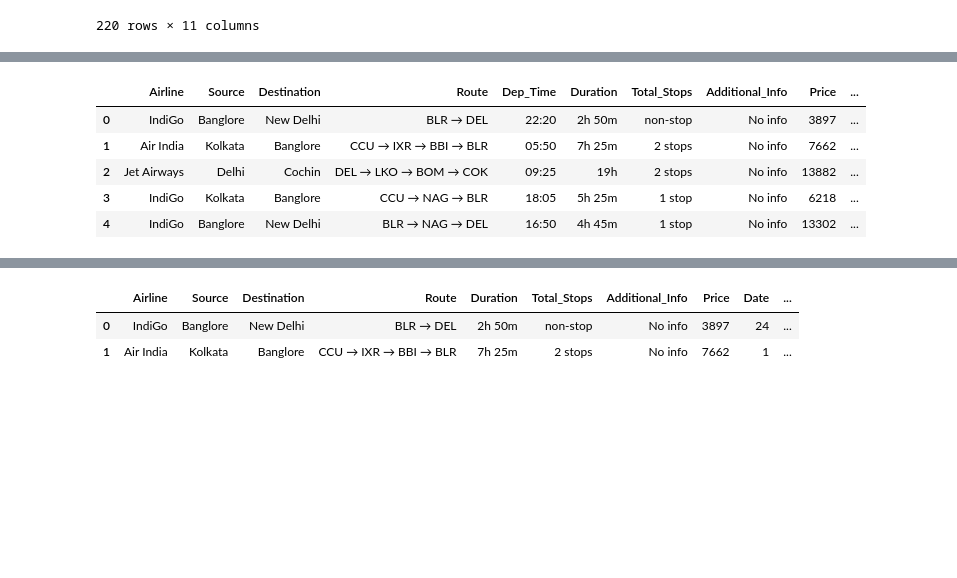
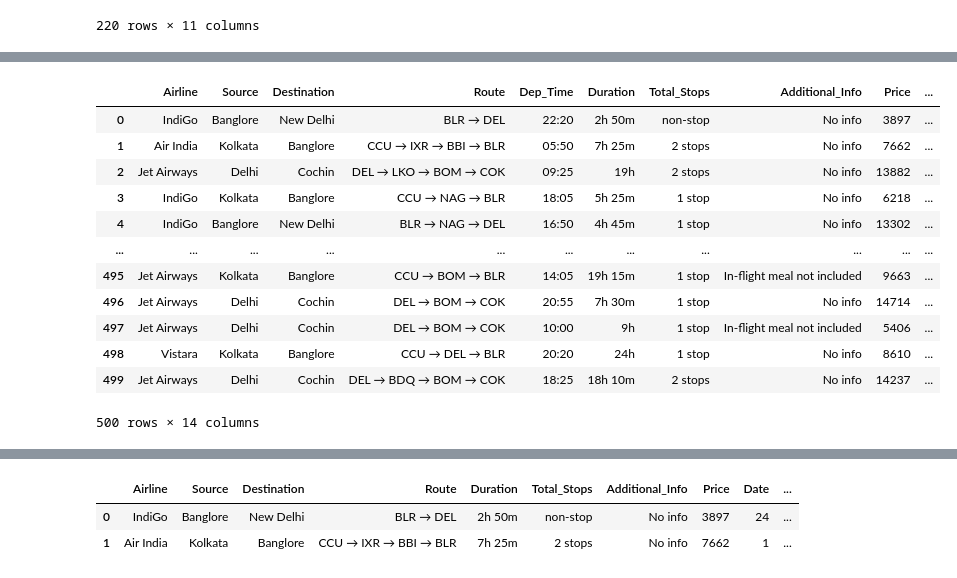
Before and after one commit to Sarvjeetjha/Exploratory-data-analysis, a Jupyter notebook: 02_FlightPricedatasetEDA.ipynb, the cells around one changed output, grey strips where cells are left out. Cells and saved outputs as stored; diff of their text form; code cells hidden in the pictures; blank space fills up the shorter version.

Commit message:
EDA And Feature Engineering Flight Price Dataset Updated

```diff
--- a/02_FlightPricedatasetEDA.ipynb
+++ b/02_FlightPricedatasetEDA.ipynb
@@ -168,18 +168,25 @@ memory usage: 959.9+ KB
 # %%
 df['Arrival_Time']=df['Arrival_Time'].apply(lambda x:x.split(' ')[0])
 df['Arrival_Time_hr']=df['Arrival_Time'].str.split(':').str[0]
 df['Arrival_Time_min']=df['Arrival_Time'].str.split(':').str[1]
 df['Arrival_Time_hr']=df['Arrival_Time_hr'].astype(int)
 df['Arrival_Time_min']=df['Arrival_Time_min'].astype(int)
 df.drop('Arrival_Time',inplace=True,axis=1)
-df.head()
+df.head(500)
 # %% [output]
 |  | Airline | Source | Destination | Route | Dep_Time | Duration | Total_Stops | Additional_Info | Price | ... |
 | 0 | IndiGo | Banglore | New Delhi | BLR → DEL | 22:20 | 2h 50m | non-stop | No info | 3897 | ... |
 | 1 | Air India | Kolkata | Banglore | CCU → IXR → BBI → BLR | 05:50 | 7h 25m | 2 stops | No info | 7662 | ... |
 | 2 | Jet Airways | Delhi | Cochin | DEL → LKO → BOM → COK | 09:25 | 19h | 2 stops | No info | 13882 | ... |
 | 3 | IndiGo | Kolkata | Banglore | CCU → NAG → BLR | 18:05 | 5h 25m | 1 stop | No info | 6218 | ... |
 | 4 | IndiGo | Banglore | New Delhi | BLR → NAG → DEL | 16:50 | 4h 45m | 1 stop | No info | 13302 | ... |
+| ... | ... | ... | ... | ... | ... | ... | ... | ... | ... | ... |
+| 495 | Jet Airways | Kolkata | Banglore | CCU → BOM → BLR | 14:05 | 19h 15m | 1 stop | In-flight meal not included | 9663 | ... |
+| 496 | Jet Airways | Delhi | Cochin | DEL → BOM → COK | 20:55 | 7h 30m | 1 stop | No info | 14714 | ... |
+| 497 | Jet Airways | Delhi | Cochin | DEL → BOM → COK | 10:00 | 9h | 1 stop | In-flight meal not included | 5406 | ... |
+| 498 | Vistara | Kolkata | Banglore | CCU → DEL → BLR | 20:20 | 24h | 1 stop | No info | 8610 | ... |
+| 499 | Jet Airways | Delhi | Cochin | DEL → BDQ → BOM → COK | 18:25 | 18h 10m | 2 stops | No info | 14237 | ... |
+500 rows × 14 columns
 # %%
 df.info()
 # %% [output]
```
Also changed, not shown: parts of 17 cells of this notebook.
